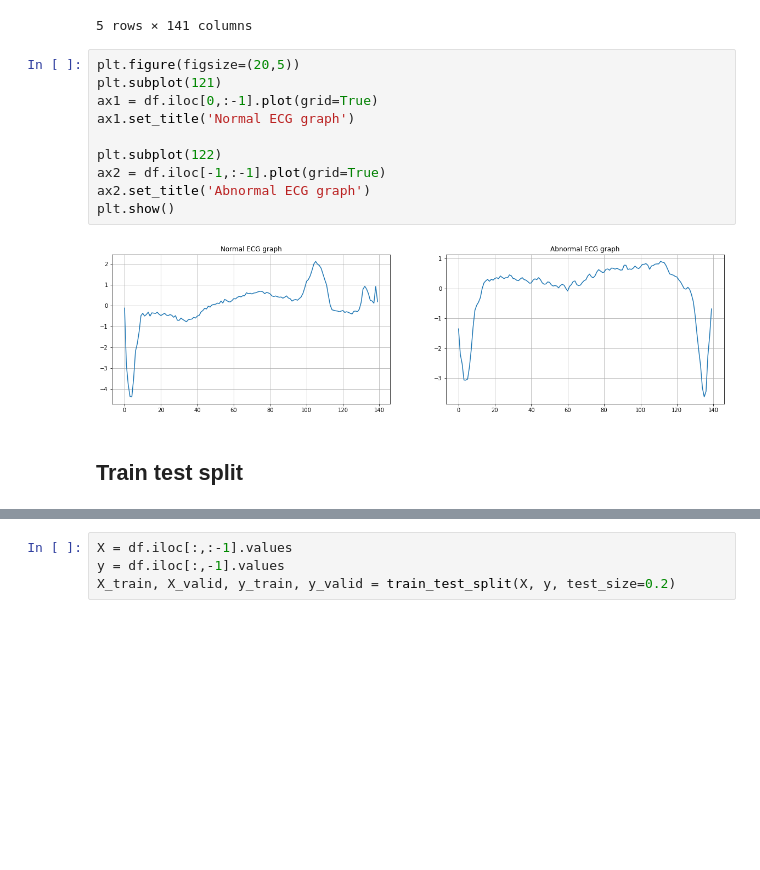
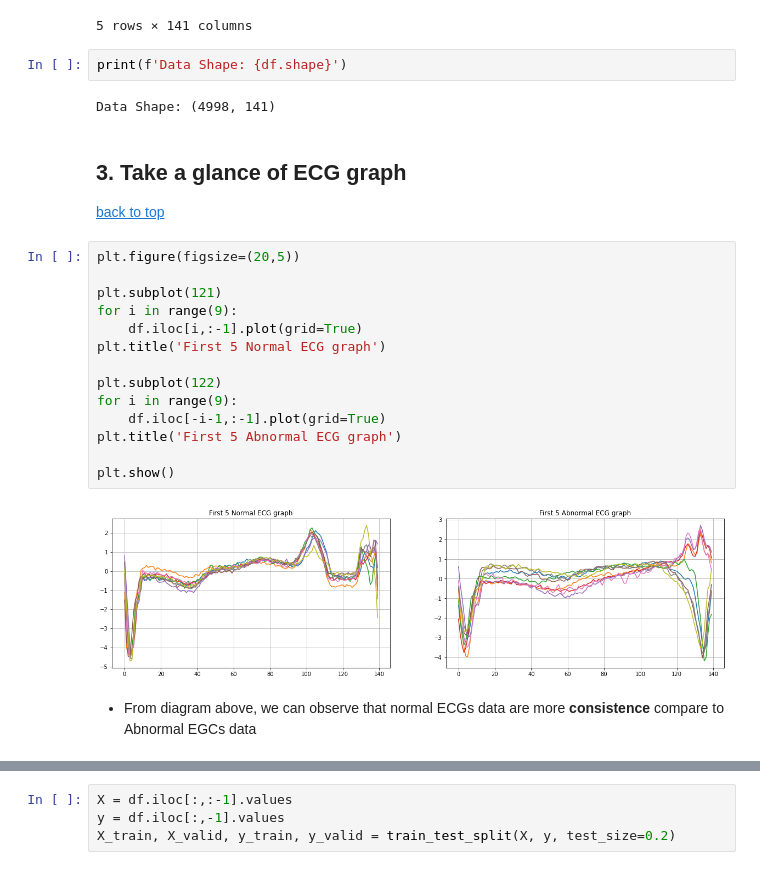
Before and after one commit to BryanChin991/Machine-Learning-Python, a Jupyter notebook: Anomaly_detection.ipynb, the cells around one changed output, grey strips where cells are left out. Drawn from its saved outputs; the diff is of its cells as text; blank space fills up the shorter version.

```diff
--- a/Anomaly_detection.ipynb
+++ b/Anomaly_detection.ipynb
@@ -23,17 +99,30 @@ df.head()
 | 3 | 0.490473 | -1.914407 | -3.616364 | -4.318823 | -4.268016 | -3.881110 | -2.993280 | -1.671131 | -1.333884 | -0.965629 | ... | ... |
 | 4 | 0.800232 | -0.874252 | -2.384761 | -3.973292 | -4.338224 | -3.802422 | -2.534510 | -1.783423 | -1.594450 | -0.753199 | ... | ... |
 5 rows × 141 columns
+# %%
+print(f'Data Shape: {df.shape}')
+# %% [output]
+Data Shape: (4998, 141)
+# %% [markdown]
+<a id="3"></a>
+## 3. Take a glance of ECG graph
+
+[back to top](#0)
 # %%
 plt.figure(figsize=(20,5))
+
 plt.subplot(121)
-ax1 = df.iloc[0,:-1].plot(grid=True)
-ax1.set_title('Normal ECG graph')
+for i in range(9):
+    df.iloc[i,:-1].plot(grid=True)
+plt.title('First 5 Normal ECG graph')
 
 plt.subplot(122)
-ax2 = df.iloc[-1,:-1].plot(grid=True)
-ax2.set_title('Abnormal ECG graph')
+for i in range(9):
+    df.iloc[-i-1,:-1].plot(grid=True)
+plt.title('First 5 Abnormal ECG graph')
+
 plt.show()
 # %% [output]
-[figure, old version]
+[figure, new version]
-# %% [markdown]
-## Train test split
+# %% [markdown]
+- From diagram above, we can observe that normal ECGs data are more <b>consistence</b> compare to Abnormal EGCs data
```
Also changed, not shown: parts of 42 cells of this notebook.
